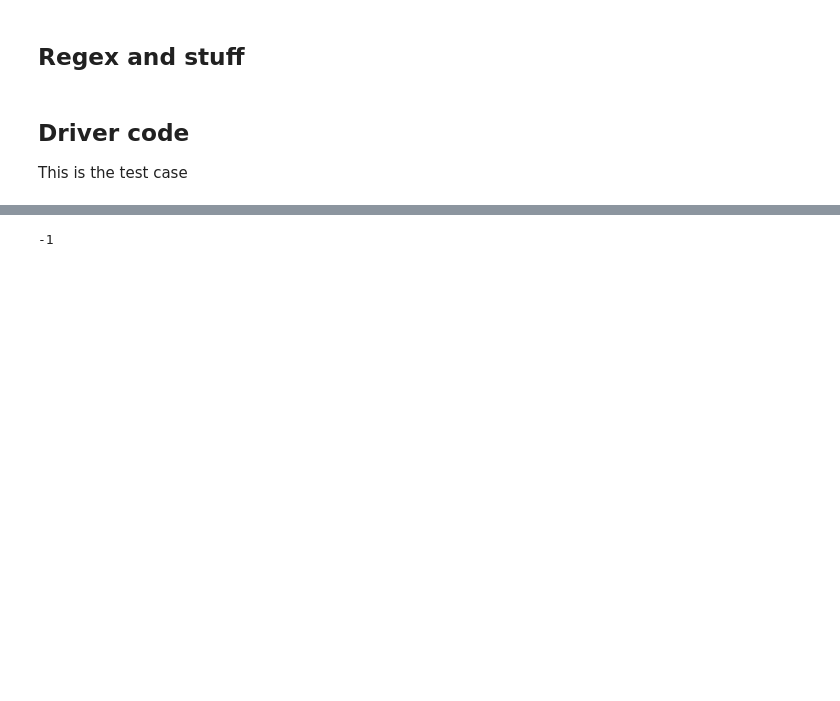
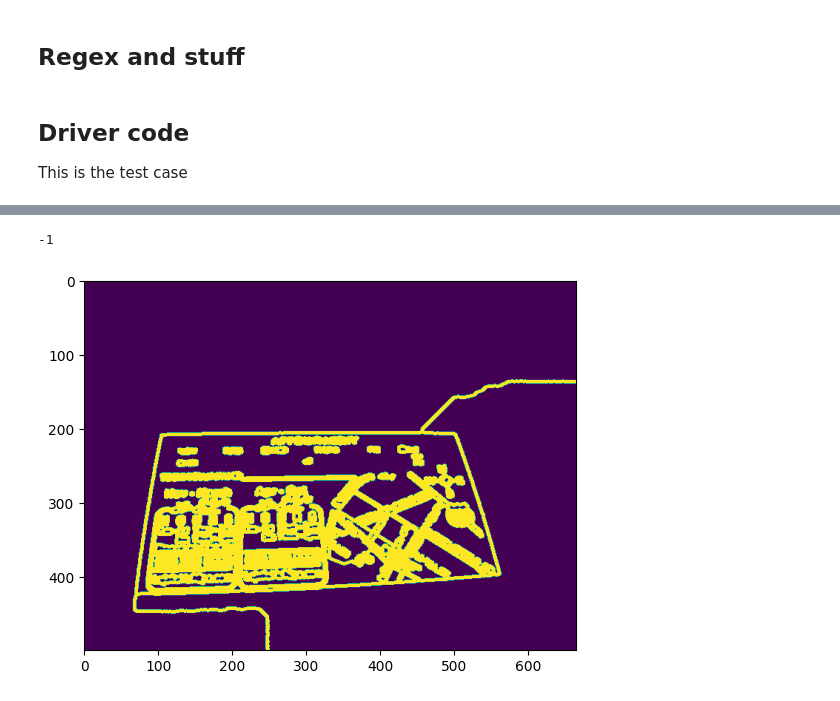
Before and after one commit to polytetralhx/ocr, a Jupyter notebook: test2.ipynb, the cells around one changed output, grey strips where cells are left out. Cells and saved outputs as stored; diff of their text form; code cells hidden in the pictures; blank space fills up the shorter version.

Commit message:
update morphology method to detect edges

```diff
--- a/test2.ipynb
+++ b/test2.ipynb
@@ -290,5 +299,36 @@ pytesseract.image_to_string(new_img)
+# %%
+def get_card(img):
+    # convert to grayscale
+    gray = cv2.cvtColor(img,cv2.COLOR_BGR2GRAY)
+    img = gammaCorrection(img, 1.15)
+
+    # threshold
+    thresh = cv2.threshold(gray, 190, 255, cv2.THRESH_BINARY)[1]\
+
+    # apply morphology
+    kernel = np.ones((9,9), np.uint8)
+    morph = cv2.morphologyEx(thresh, cv2.MORPH_CLOSE, kernel)
+    kernel = np.ones((11,11), np.uint8)
+    morph = cv2.morphologyEx(morph, cv2.MORPH_ERODE, kernel)
+
+    mask = np.zeros(img.shape[:2],np.uint8)
+    bgdModel = np.zeros((1,65),np.float64)
+    fgdModel = np.zeros((1,65),np.float64)
+    rect = (20,20,img.shape[1]-20,img.shape[0]-20)
+    cv2.grabCut(img,mask,rect,bgdModel,fgdModel,5,cv2.GC_INIT_WITH_RECT)
+    mask2 = np.where((mask==2)|(mask==0),0,1).astype('uint8')
+    img = img*mask2[:,:,np.newaxis]
+
+    gray = cv2.cvtColor(img, cv2.COLOR_BGR2GRAY)
+    gray = cv2.GaussianBlur(gray, (5, 5), 0)
+    # Edge Detection.
+    canny = cv2.Canny(gray, 0, 200)
+    canny = cv2.dilate(canny, cv2.getStructuringElement(cv2.MORPH_ELLIPSE, (5, 5)))
+
+    return canny
 # %%
-cv2.imshow("normal", img)
+plt.imshow(get_card(imutils.resize(img, height = 500)))
 cv2.waitKey(0)
 # %% [output]
 -1
+[figure, added]
```
Also changed, not shown: parts of 4 cells of this notebook, 1 other file.
